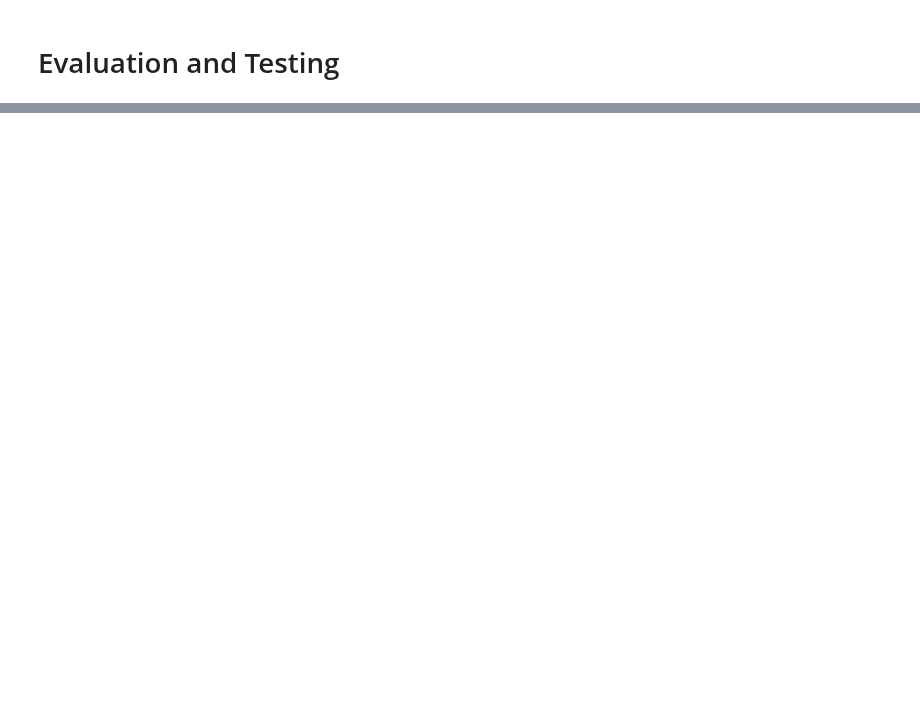
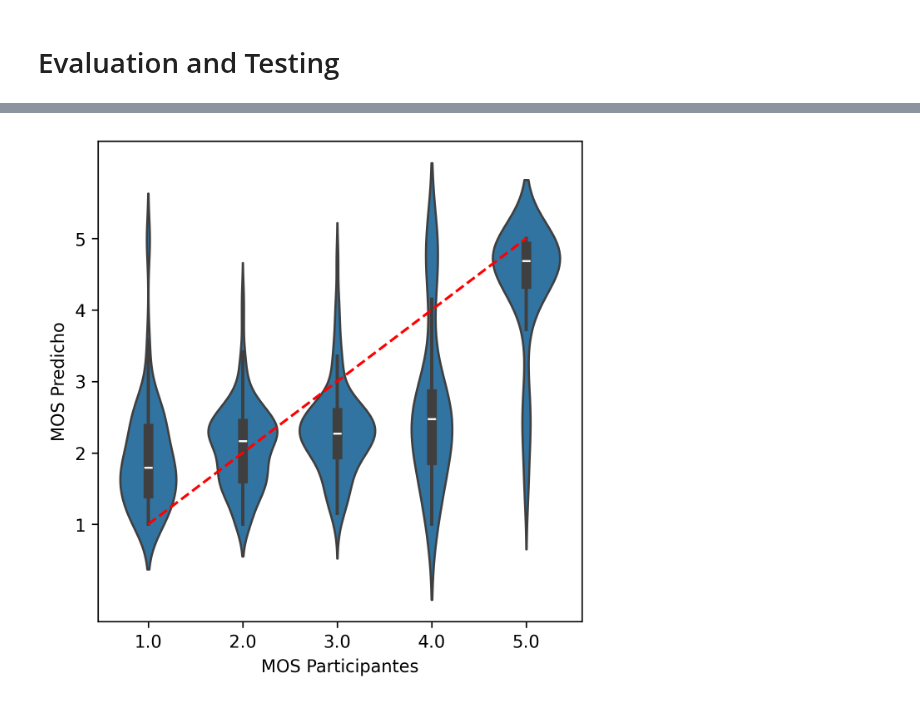
Before and after one commit to asosawelford/tesis, a Jupyter notebook: classifier/DenseMOS_tests/simple_mlp.ipynb, the cells around one changed output, grey strips where cells are left out. Saved outputs shown, nothing was run; the diff lists cells and outputs as text; code cells hidden in the pictures; blank space fills up the shorter version.

```diff
--- a/classifier/DenseMOS_tests/simple_mlp.ipynb
+++ b/classifier/DenseMOS_tests/simple_mlp.ipynb
@@ -604,0 +564,7 @@ plt.show()
+# %%
+# combine targets and outputs into a dataframe
+results = pd.read_csv("test_results.csv")
+# clip values between 1 and 5
+results['output'] = results['output'].clip(1, 5)
+results
+# results
@@ -604,0 +585,17 @@ plt.show()
+# %%
+# violin plot of the targets and outputs
+import seaborn as sns
+import matplotlib.pyplot as plt
+
+
+# now, lets plot the same data but with seaborn using a violin plot
+fig, ax = plt.subplots(figsize=(5, 5))
+sns.violinplot(x=results["target"], y=results["output"])
+# ax.set_title('Wav2vec2-PT')
+ax.set_xlabel('MOS Participantes')
+ax.set_ylabel('MOS Predicho')
+ax.plot([0, 4], [1, 5], 'r--')
+plt.yticks([1,2,3,4,5])
+plt.show()
+# %% [output]
+[figure, added]
```
Also changed, not shown: parts of 10 cells of this notebook, 22 other files.
